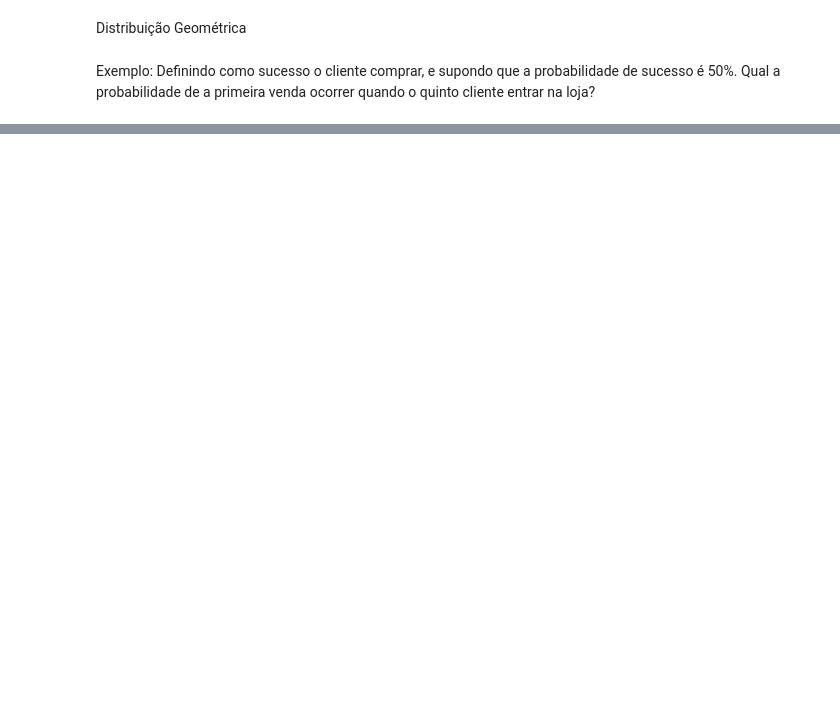
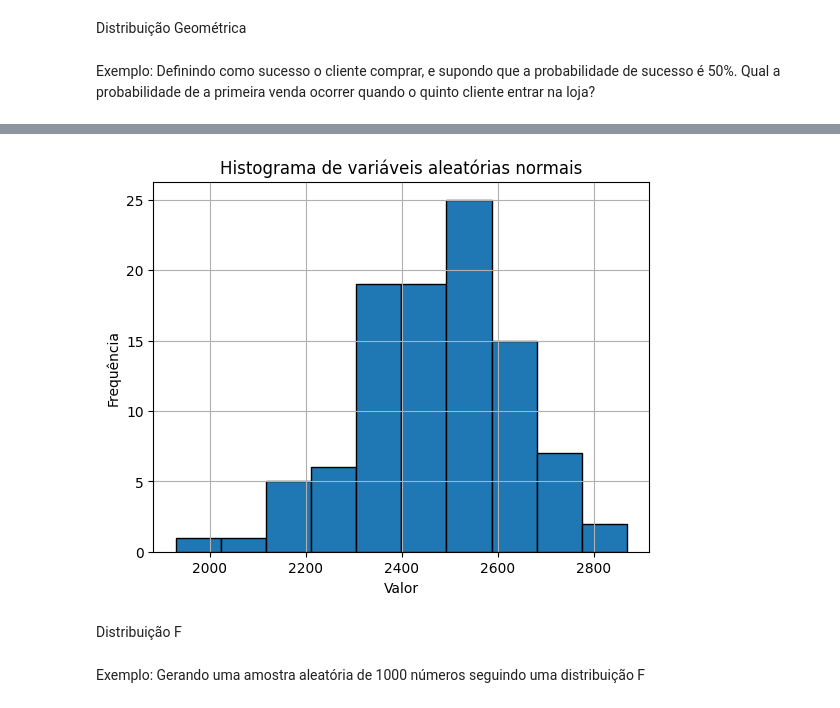
Before and after one commit to angelicabru/BRU, a Jupyter notebook: Pós Graduação Bruna/Material Módulo 2 - Estatística/Atividade Módulo 2/modulo 2_estatistica.ipynb, the cells around one changed output, grey strips where cells are left out. Cells and saved outputs as stored; diff of their text form; code cells hidden in the pictures; blank space fills up the shorter version.

```diff
--- a/Pós Graduação Bruna/Material Módulo 2 - Estatística/Atividade Módulo 2/modulo 2_estatistica.ipynb
+++ b/Pós Graduação Bruna/Material Módulo 2 - Estatística/Atividade Módulo 2/modulo 2_estatistica.ipynb
@@ -146,0 +219,9 @@ Exemplo: Definindo como sucesso o cliente comprar, e supondo que a probabilidade
+# %%
+#Definindo os parâmetros
+n = 100 #Número de ocorrências
+mean = 2500 #Média
+sd = 170 #Desvio padrão
+
+#Gerando os números da distribuição normal
+va_normal = np.random.normal(mean, sd, n)
+print(va_normal)
@@ -146,0 +249,14 @@ Exemplo: Definindo como sucesso o cliente comprar, e supondo que a probabilidade
+# %%
+#Criando o histograma
+plt.hist(va_normal, bins=10, edgecolor='black')
+plt.xlabel('Valor')
+plt.ylabel('Frequência')
+plt.title('Histograma de variáveis aleatórias normais')
+plt.grid(True)
+plt.show()
+# %% [output]
+[figure, added]
+# %% [markdown]
+Distribuição F
+# %% [markdown]
+Exemplo: Gerando uma amostra aleatória de 1000 números seguindo uma distribuição F
```
Also changed, not shown: parts of 20 cells of this notebook.
